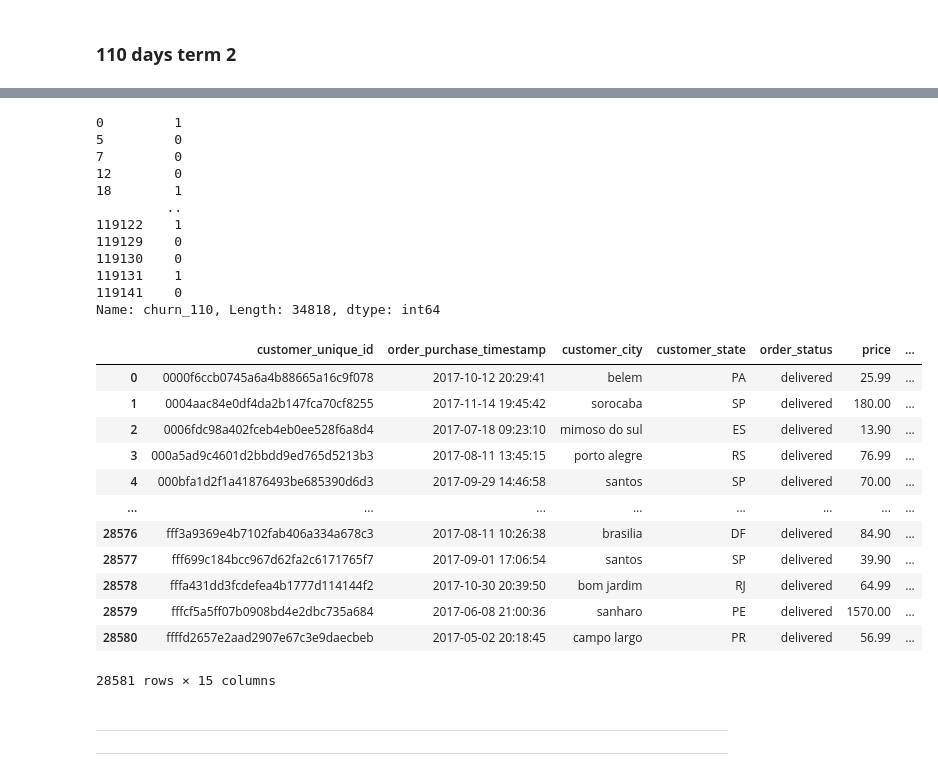
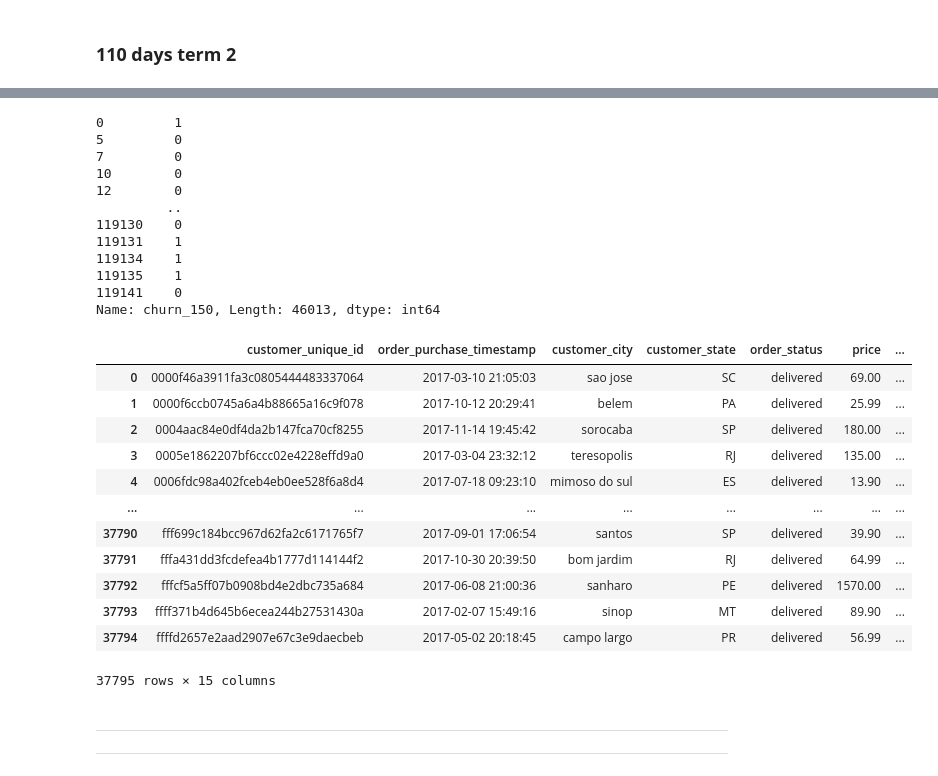
Before and after one commit to SilvanaKoga/tfm-uned-churn, a Jupyter notebook: Notebooks/Training_dataset.ipynb, the cells around one changed output, grey strips where cells are left out. Cells and saved outputs as stored; diff of their text form; code cells hidden in the pictures.

```diff
--- a/Notebooks/Training_dataset.ipynb
+++ b/Notebooks/Training_dataset.ipynb
@@ -886,7 +886,7 @@ Timestamp('2017-11-18 21:15:19')
 # %%
-obs_110_df_t2 = olist_df[(olist_df["order_purchase_timestamp"]>= start_date_110_t2) & (olist_df["order_purchase_timestamp"] < end_date_hundred_ten_t2)]
+obs_150_df_t2 = olist_df[(olist_df["order_purchase_timestamp"]>= start_date_150_t2) & (olist_df["order_purchase_timestamp"] < end_date_hundred_fifty_t2)]
 
-obs_110_df_t2
+obs_150_df_t2
 # %% [output]
 |  | customer_id | customer_unique_id | customer_zip_code_prefix | customer_city | customer_state | order_id | ... |
 | 0 | 06b8999e2fba1a1fbc88172c00ba8bc7 | 861eff4711a542e4b93843c6dd7febb0 | 14409 | franca | SP | 00e7ee1b050b8499577073aeb2a297a1 | ... |
@@ -904,10 +904,10 @@ obs_110_df_t2
 # %%
-obs_110_df_t2["is_customer"] = (
-    (obs_110_df_t2["order_purchase_timestamp"] >= start_date_110_t2) &
-    (obs_110_df_t2["order_purchase_timestamp"] < one_hundred_ten_days_later_t2)
+obs_150_df_t2["is_customer"] = (
+    (obs_150_df_t2["order_purchase_timestamp"] >= start_date_150_t2) &
+    (obs_150_df_t2["order_purchase_timestamp"] < one_hundred_fifty_days_later_t2)
 ).astype(int)
 
-obs_110_df_t2["is_customer"]
+obs_150_df_t2["is_customer"]
 # %% [output]
 0         1
 5         0
@@ -924,10 +924,10 @@ Name: is_customer, Length: 34818, dtype: int64
 # %%
-future_active_ids_110_t2 = obs_110_df_t2[
-    (obs_110_df_t2["order_purchase_timestamp"] >= one_hundred_ten_days_later_t2) &
-    (obs_110_df_t2["order_purchase_timestamp"] < end_date_hundred_ten_t2)
+future_active_ids_150_t2 = obs_150_df_t2[
+    (obs_150_df_t2["order_purchase_timestamp"] >= one_hundred_fifty_days_later_t2) &
+    (obs_150_df_t2["order_purchase_timestamp"] < end_date_hundred_fifty_t2)
 ]["customer_unique_id"].unique()
 
-future_active_ids_110_t2
+future_active_ids_150_t2
 # %% [output]
 <StringArray>
 ['4c93744516667ad3b8f1fb645a3116a4', '57b2a98a409812fe9618067b6b8ebe4f',
@@ -945,53 +945,53 @@ Length: 15875, dtype: str
 # %%
-obs_110_df_t2["churn_110"] = (
-    (obs_110_df_t2["is_customer"] == 1) &
-    (~obs_110_df_t2["customer_unique_id"].isin(future_active_ids_110_t2))
+obs_150_df_t2["churn_150"] = (
+    (obs_150_df_t2["is_customer"] == 1) &
+    (~obs_150_df_t2["customer_unique_id"].isin(future_active_ids_150_t2))
 ).astype(int)
 
-obs_110_df_t2["churn_110"]
+obs_150_df_t2["churn_150"]
 # %% [output]
 0         1
 5         0
 7         0
+10        0
 12        0
-18        1
          ..
-119122    1
-119129    0
 119130    0
 119131    1
+119134    1
+119135    1
 119141    0
-Name: churn_110, Length: 34818, dtype: int64
+Name: churn_150, Length: 46013, dtype: int64
 # %%
-dataset_110_df_t2 = obs_110_df_t2.groupby(['customer_unique_id', 'order_purchase_timestamp', 'customer_city', 'customer_state', 'order_status']).agg({
+dataset_150_df_t2 = obs_150_df_t2.groupby(['customer_unique_id', 'order_purchase_timestamp', 'customer_city', 'customer_state', 'order_status']).agg({
     'price': 'sum',            # Total spent on the order (47.40 + 39.90)
     'freight_value': 'sum',    # Total shipping cost
     'payment_value': 'sum',    # Total amount charged to credit card
     'product_weight_g': 'sum', # Combined weight of the package
 
 
     # Categorical and indicator columns to pull forward
     'product_category_name_english': 'first',
     'is_customer': 'first',
-    'churn_110': 'max',          # Keeps 1 if they churned, 0 otherwise
+    'churn_150': 'max',          # Keeps 1 if they churned, 0 otherwise
     'payment_sequential': 'max',
     'payment_type': 'first',
     'payment_installments': 'max'
 }).reset_index()
 
-dataset_110_df_t2
+dataset_150_df_t2
 # %% [output]
 |  | customer_unique_id | order_purchase_timestamp | customer_city | customer_state | order_status | price | ... |
-| 0 | 0000f6ccb0745a6a4b88665a16c9f078 | 2017-10-12 20:29:41 | belem | PA | delivered | 25.99 | ... |
-| 1 | 0004aac84e0df4da2b147fca70cf8255 | 2017-11-14 19:45:42 | sorocaba | SP | delivered | 180.00 | ... |
-| 2 | 0006fdc98a402fceb4eb0ee528f6a8d4 | 2017-07-18 09:23:10 | mimoso do sul | ES | delivered | 13.90 | ... |
-| 3 | 000a5ad9c4601d2bbdd9ed765d5213b3 | 2017-08-11 13:45:15 | porto alegre | RS | delivered | 76.99 | ... |
-| 4 | 000bfa1d2f1a41876493be685390d6d3 | 2017-09-29 14:46:58 | santos | SP | delivered | 70.00 | ... |
+| 0 | 0000f46a3911fa3c0805444483337064 | 2017-03-10 21:05:03 | sao jose | SC | delivered | 69.00 | ... |
+| 1 | 0000f6ccb0745a6a4b88665a16c9f078 | 2017-10-12 20:29:41 | belem | PA | delivered | 25.99 | ... |
+| 2 | 0004aac84e0df4da2b147fca70cf8255 | 2017-11-14 19:45:42 | sorocaba | SP | delivered | 180.00 | ... |
+| 3 | 0005e1862207bf6ccc02e4228effd9a0 | 2017-03-04 23:32:12 | teresopolis | RJ | delivered | 135.00 | ... |
+| 4 | 0006fdc98a402fceb4eb0ee528f6a8d4 | 2017-07-18 09:23:10 | mimoso do sul | ES | delivered | 13.90 | ... |
 | ... | ... | ... | ... | ... | ... | ... | ... |
-| 28576 | fff3a9369e4b7102fab406a334a678c3 | 2017-08-11 10:26:38 | brasilia | DF | delivered | 84.90 | ... |
-| 28577 | fff699c184bcc967d62fa2c6171765f7 | 2017-09-01 17:06:54 | santos | SP | delivered | 39.90 | ... |
-| 28578 | fffa431dd3fcdefea4b1777d114144f2 | 2017-10-30 20:39:50 | bom jardim | RJ | delivered | 64.99 | ... |
-| 28579 | fffcf5a5ff07b0908bd4e2dbc735a684 | 2017-06-08 21:00:36 | sanharo | PE | delivered | 1570.00 | ... |
-| 28580 | ffffd2657e2aad2907e67c3e9daecbeb | 2017-05-02 20:18:45 | campo largo | PR | delivered | 56.99 | ... |
+| 37790 | fff699c184bcc967d62fa2c6171765f7 | 2017-09-01 17:06:54 | santos | SP | delivered | 39.90 | ... |
+| 37791 | fffa431dd3fcdefea4b1777d114144f2 | 2017-10-30 20:39:50 | bom jardim | RJ | delivered | 64.99 | ... |
+| 37792 | fffcf5a5ff07b0908bd4e2dbc735a684 | 2017-06-08 21:00:36 | sanharo | PE | delivered | 1570.00 | ... |
+| 37793 | ffff371b4d645b6ecea244b27531430a | 2017-02-07 15:49:16 | sinop | MT | delivered | 89.90 | ... |
+| 37794 | ffffd2657e2aad2907e67c3e9daecbeb | 2017-05-02 20:18:45 | campo largo | PR | delivered | 56.99 | ... |
-28581 rows × 15 columns
+37795 rows × 15 columns
 # %%
```
Also changed, not shown: parts of 60 cells of this notebook, 1 other file.
